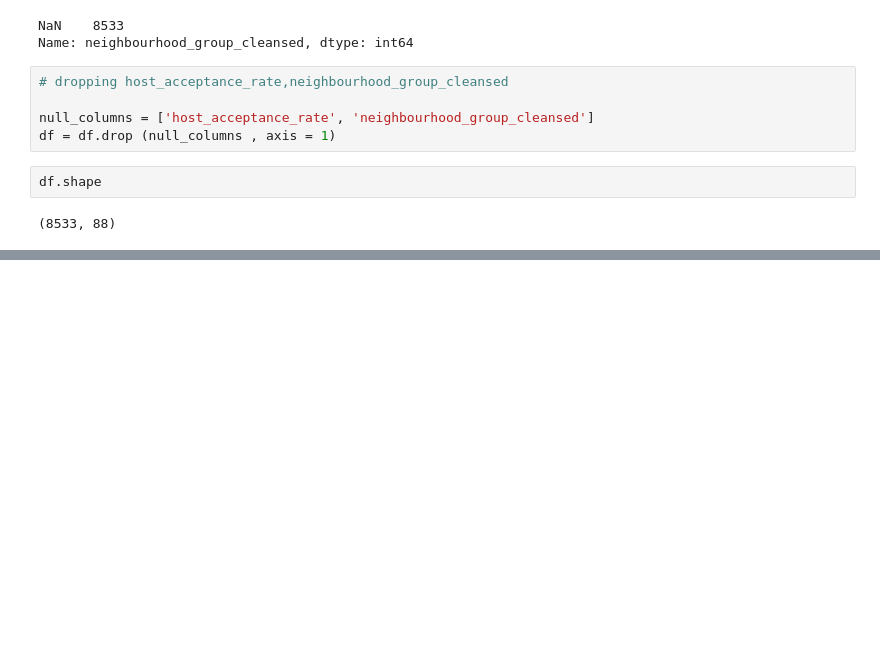
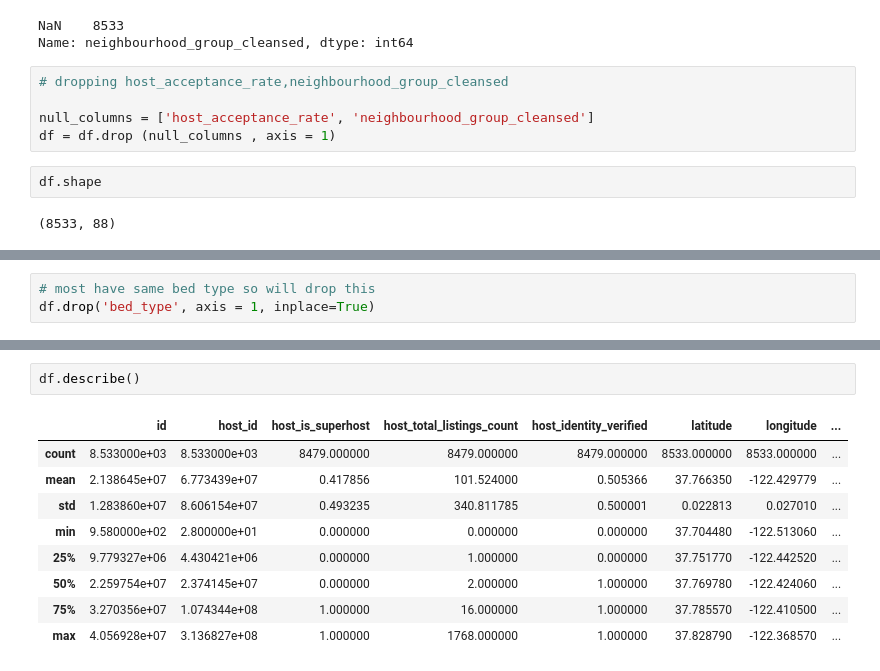
Before and after one commit to shabnami/Capstone_project_Airbnb, a Jupyter notebook: Airbnb.ipynb, the cells around one changed output, grey strips where cells are left out. Cells and saved outputs as stored; diff of their text form; blank space fills up the shorter version.

```diff
--- a/Airbnb.ipynb
+++ b/Airbnb.ipynb
@@ -223,0 +458,3 @@ Name: city, dtype: int64
+# %%
+# most have same bed type so will drop this
+df.drop('bed_type', axis = 1, inplace=True)
@@ -223,0 +482,12 @@ Name: city, dtype: int64
+# %%
+df.describe()
+# %% [output]
+|  | id | host_id | host_is_superhost | host_total_listings_count | host_identity_verified | latitude | longitude | ... |
+| count | 8.533000e+03 | 8.533000e+03 | 8479.000000 | 8479.000000 | 8479.000000 | 8533.000000 | 8533.000000 | ... |
+| mean | 2.138645e+07 | 6.773439e+07 | 0.417856 | 101.524000 | 0.505366 | 37.766350 | -122.429779 | ... |
+| std | 1.283860e+07 | 8.606154e+07 | 0.493235 | 340.811785 | 0.500001 | 0.022813 | 0.027010 | ... |
+| min | 9.580000e+02 | 2.800000e+01 | 0.000000 | 0.000000 | 0.000000 | 37.704480 | -122.513060 | ... |
+| 25% | 9.779327e+06 | 4.430421e+06 | 0.000000 | 1.000000 | 0.000000 | 37.751770 | -122.442520 | ... |
+| 50% | 2.259754e+07 | 2.374145e+07 | 0.000000 | 2.000000 | 1.000000 | 37.769780 | -122.424060 | ... |
+| 75% | 3.270356e+07 | 1.074344e+08 | 1.000000 | 16.000000 | 1.000000 | 37.785570 | -122.410500 | ... |
+| max | 4.056928e+07 | 3.136827e+08 | 1.000000 | 1768.000000 | 1.000000 | 37.828790 | -122.368570 | ... |
```
Also changed, not shown: parts of 26 cells of this notebook.
